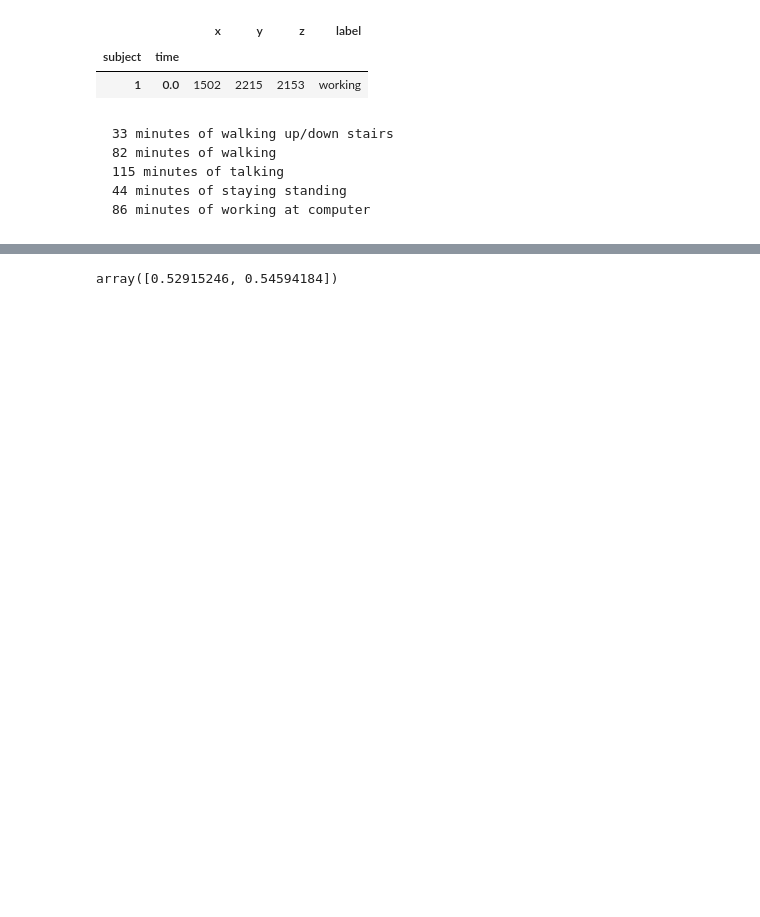
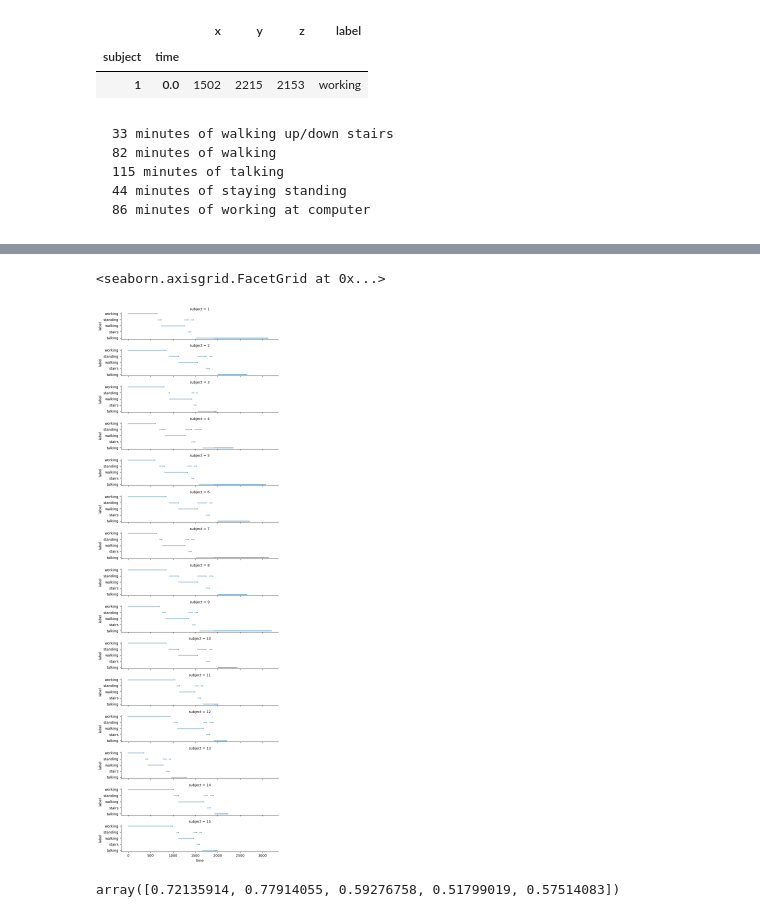
Before and after one commit to jonnor/embeddedml, a Jupyter notebook: handson/har-chestmount/ActivityRecognition.ipynb, the cells around one changed output, grey strips where cells are left out. Cells and saved outputs as stored; diff of their text form; code cells hidden in the pictures; blank space fills up the shorter version.

```diff
--- a/handson/har-chestmount/ActivityRecognition.ipynb
+++ b/handson/har-chestmount/ActivityRecognition.ipynb
@@ -182,0 +222,9 @@ Standard Deviation: Axb, Axdc
+# %%
+# same as in the paper
+# FIXME: verify this mapping
+
+cleaned = features.copy()
+cleaned['label'] = cleaned['label'].replace({'standing_talking': 'talking'})
+enabled_classes = ['stairs', 'walking', 'talking', 'standing', 'working']
+cleaned = cleaned[cleaned.label.isin(enabled_classes)]
+cleaned
@@ -183,18 +263,26 @@ Standard Deviation: Axb, Axdc
+# %%
+
+p = cleaned.reset_index()
+#p = p[p['time'] > 1.0]
+seaborn.relplot(data=p, row='subject', y='label', x='time', height=1.5, aspect=5, s=5.0)
+# %% [output]
+<seaborn.axisgrid.FacetGrid at 0x...>
+[figure, added]
 # %%
 
 # Setup evaluation
 # 5-fold cross evaluation of instances
-# FIXME: use windows with features
 
 from sklearn.model_selection import cross_val_score
 
 from sklearn.ensemble import RandomForestClassifier
 
-estimator = RandomForestClassifier(n_estimators=10, min_samples_leaf=0.01)
+estimator = RandomForestClassifier(n_estimators=50, min_samples_leaf=0.001)
 
-features = ['x', 'y', 'z']
-X = passed[features]
-Y = passed['label']
-cross_val_score(estimator, X, Y, cv=2, scoring='accuracy')
+d = cleaned
+feature_columns = list(set(d.columns) - set(['label']))
+X = d[feature_columns]
+Y = d['label']
+cross_val_score(estimator, X, Y, cv=5, scoring='accuracy')
 # %% [output]
-array([0.52915246, 0.54594184])
+array([0.72135914, 0.77914055, 0.59276758, 0.51799019, 0.57514083])
```
Also changed, not shown: parts of 13 cells of this notebook.
